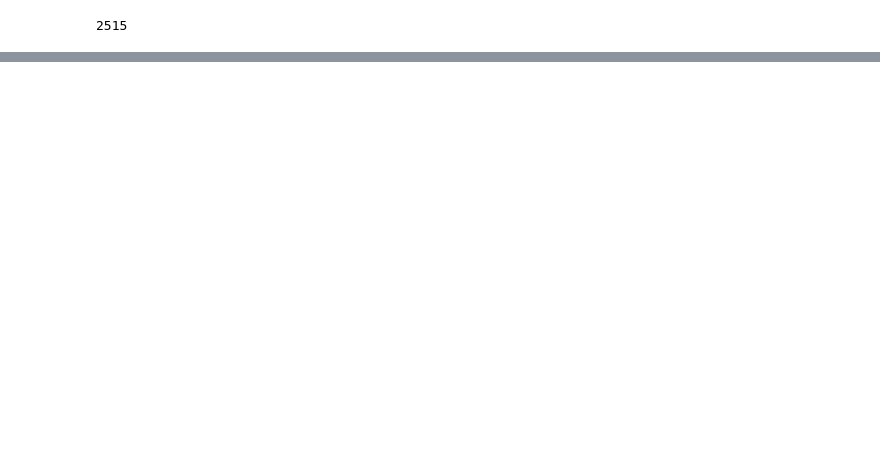
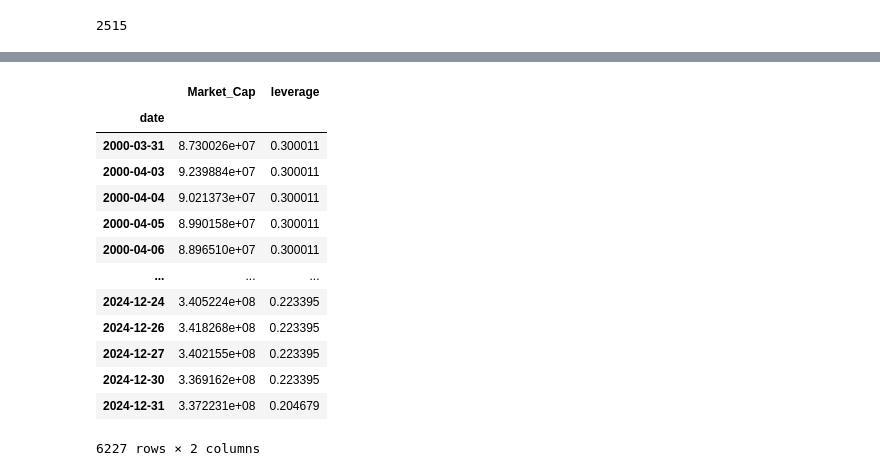
Before and after one commit to andreaskoul/geo_index_dcb, a Jupyter notebook: Geopol factor.ipynb, the cells around one changed output, grey strips where cells are left out. Drawn from its saved outputs; the diff is of its cells as text; code cells hidden in the pictures; blank space fills up the shorter version.

```diff
--- a/Geopol factor.ipynb
+++ b/Geopol factor.ipynb
@@ -542,0 +523,53 @@ Financial Crisis: Avg Geo Beta = -0.0778
+# %%
+
+df_clean_dict = {
+    ticker: df
+    for ticker, df in df_clean_dict.items()
+    if not df.isna().any().any()
+    if not len(df) == 2515
+}
+# %%
+available_tickers = set(df_clean_dict.keys())
+banks = list(z_i.keys())
+banks_in_data = available_tickers.intersection(banks)
+# %%
+
+
+final_dict = {}
+
+for ticker in banks_in_data:
+    df_quarter = df_clean_dict.get(ticker)
+    df_market = Bank_data_other.get(ticker)
+    if df_quarter is None or df_market is None:
+        continue
+
+    df_quarter = df_quarter.copy()
+    df_market = df_market.copy()
+
+    df_quarter.index = pd.to_datetime(df_quarter.index)
+    df_market.index = pd.to_datetime(df_market.index)
+
+    df_daily = pd.DataFrame(index=df_market.index)
+    df_daily['Market_Cap'] = df_market['Market_Cap']
+    df_daily['leverage'] = df_quarter['leverage'].reindex(df_market.index, method='ffill')
+
+    df_daily = df_daily.dropna()
+
+    final_dict[ticker] = df_daily
+# %%
+final_dict['BAC']
+# %% [output]
+|  | Market_Cap | leverage |
+| date |  |  |
+| 2000-03-31 | 8.730026e+07 | 0.300011 |
+| 2000-04-03 | 9.239884e+07 | 0.300011 |
+| 2000-04-04 | 9.021373e+07 | 0.300011 |
+| 2000-04-05 | 8.990158e+07 | 0.300011 |
+| 2000-04-06 | 8.896510e+07 | 0.300011 |
+| ... | ... | ... |
+| 2024-12-24 | 3.405224e+08 | 0.223395 |
+| 2024-12-26 | 3.418268e+08 | 0.223395 |
+| 2024-12-27 | 3.402155e+08 | 0.223395 |
+| 2024-12-30 | 3.369162e+08 | 0.223395 |
+| 2024-12-31 | 3.372231e+08 | 0.204679 |
+6227 rows × 2 columns
```
Also changed, not shown: parts of 27 cells of this notebook, 2 other files.
